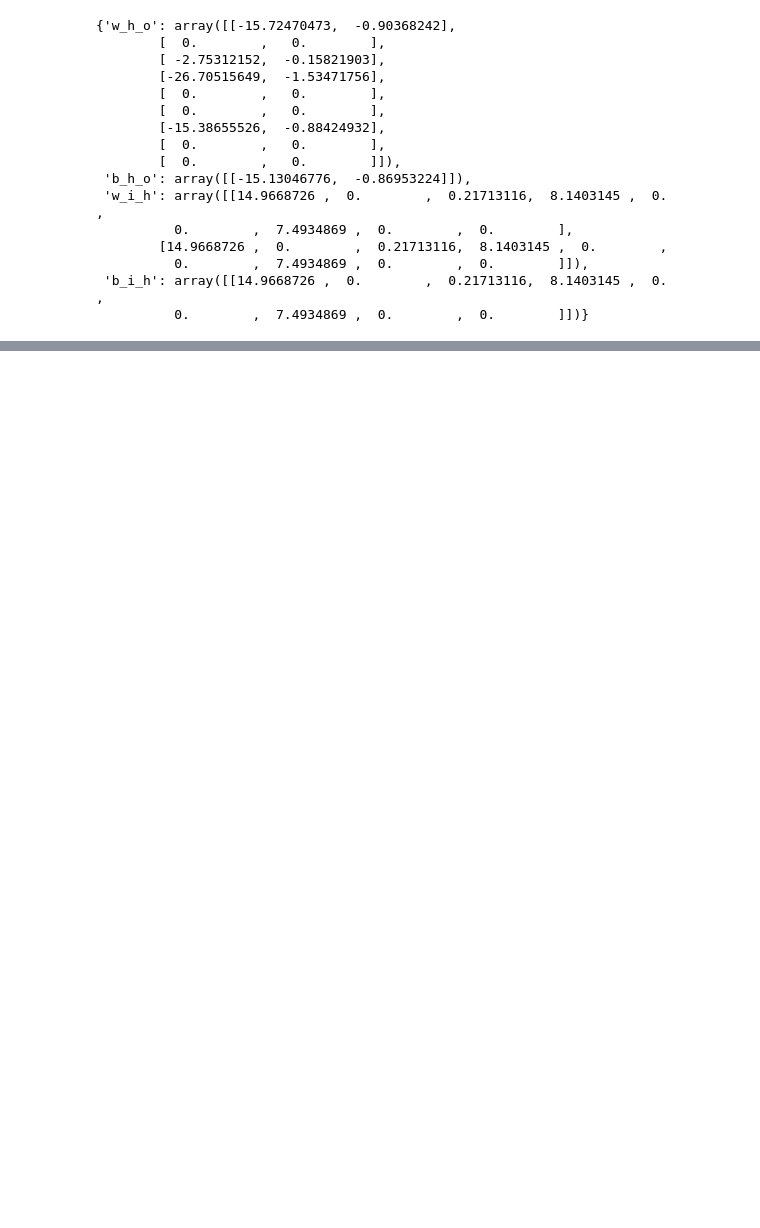
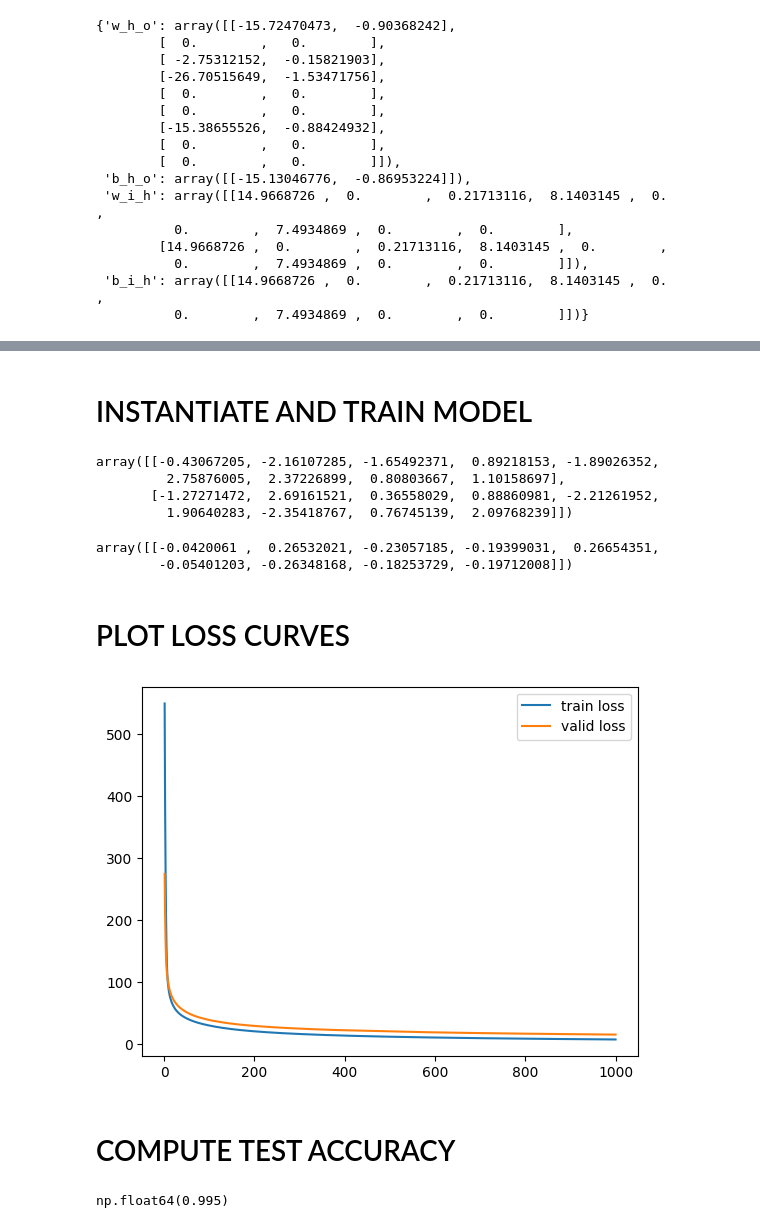
Before and after one commit to Pmcslarrow/hw_3_ml, a Jupyter notebook: p3.ipynb, the cells around one changed output, grey strips where cells are left out. Drawn from its saved outputs; the diff is of its cells as text; code cells hidden in the pictures; blank space fills up the shorter version.

```diff
--- a/p3.ipynb
+++ b/p3.ipynb
@@ -489,0 +747,22 @@ m.decision_boundary(train_features, encoded_train_labels)
+# %%
+scaler = StandardScaler()  # z-score all input features
+
+train_df = pd.read_csv(f'{csv_file_prefix}_train.csv')
+
+train_features = train_df.iloc[:, 1:]
+features = scaler.fit(train_features)
+
+valid_df = pd.read_csv(f'{csv_file_prefix}_valid.csv')
+test_df = pd.read_csv(f'{csv_file_prefix}_test.csv')
+
+train_features, train_labels = z_score(train_df, scaler)
+train_labels_encoder = label_encoder(train_labels)
+encoded_train_labels = encode_labels(train_labels, train_labels_encoder)
+
+valid_features, valid_labels = z_score(valid_df, scaler)
+valid_labels_encoder = label_encoder(valid_labels)
+encoded_valid_labels = encode_labels(valid_labels, valid_labels_encoder)
+
+test_features, test_labels = z_score(test_df, scaler)
+test_labels_encoder = label_encoder(test_labels)
+encoded_test_labels = encode_labels(test_labels, test_labels_encoder)
@@ -489,0 +809,36 @@ m.decision_boundary(train_features, encoded_train_labels)
+# %% [markdown]
+# INSTANTIATE AND TRAIN MODEL
+# %%
+m = model(input_size=len(train_features[0]), hidden_size=9, output_size=len(np.unique(train_labels)))
+
+num_epochs = 1000
+learning_rate = 0.001
+train_loss, valid_loss = m.train(train_features, encoded_train_labels, valid_features, encoded_valid_labels, num_epochs, learning_rate)
+# %%
+m.w_i_h
+# %% [output]
+array([[-0.43067205, -2.16107285, -1.65492371,  0.89218153, -1.89026352,
+         2.75876005,  2.37226899,  0.80803667,  1.10158697],
+       [-1.27271472,  2.69161521,  0.36558029,  0.88860981, -2.21261952,
+         1.90640283, -2.35418767,  0.76745139,  2.09768239]])
+# %%
+m.b_i_h
+# %% [output]
+array([[-0.0420061 ,  0.26532021, -0.23057185, -0.19399031,  0.26654351,
+        -0.05401203, -0.26348168, -0.18253729, -0.19712008]])
+# %% [markdown]
+# PLOT LOSS CURVES
+# %%
+plt.plot(range(1, num_epochs + 1), train_loss, label='train loss')
+plt.plot(range(1, num_epochs + 1), valid_loss, label='valid loss')
+plt.legend()
+
+plt.show()
+# %% [output]
+[figure, added]
+# %% [markdown]
+# COMPUTE TEST ACCURACY
+# %%
+m.accuracy(test_features, encoded_test_labels)
+# %% [output]
+np.float64(0.995)
```
Also changed, not shown: parts of 54 cells of this notebook.
